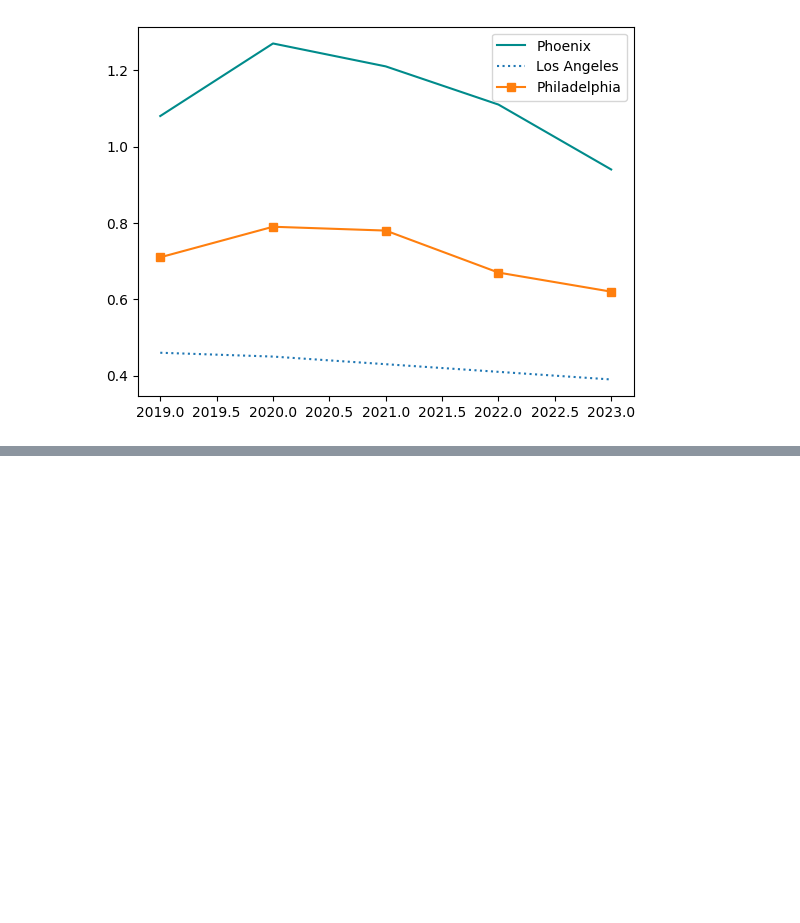
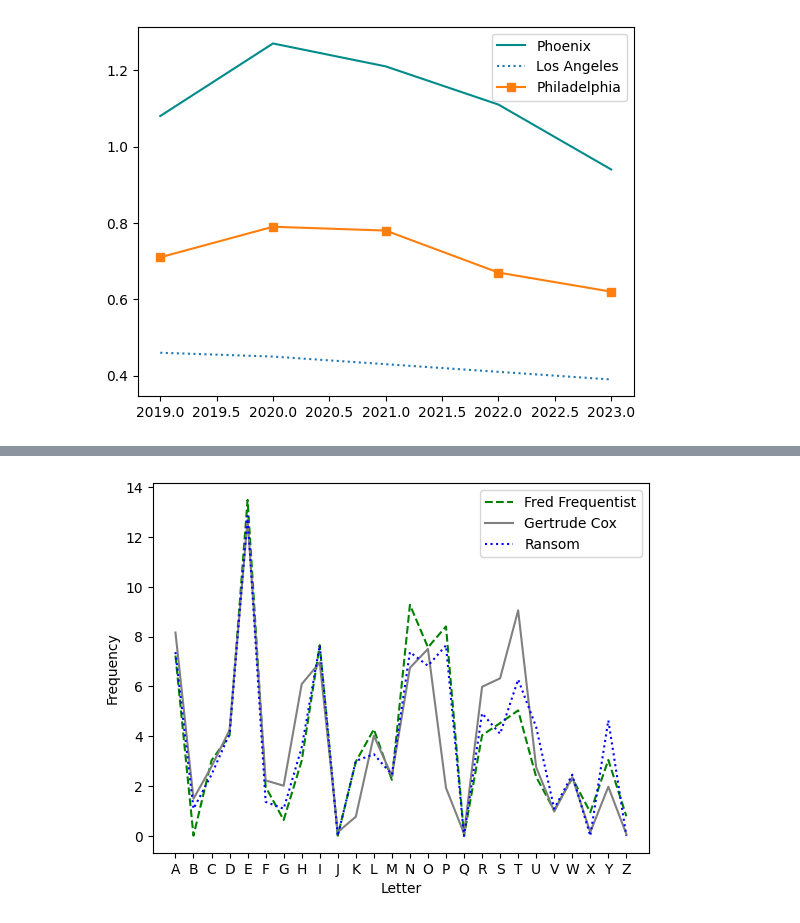
Before and after one commit to CtrlCri/Solving-a-mystery, a Jupyter notebook: script.ipynb, the cells around one changed output, grey strips where cells are left out. Saved outputs shown, nothing was run; the diff lists cells and outputs as text; code cells hidden in the pictures; blank space fills up the shorter version.

```diff
--- a/script.ipynb
+++ b/script.ipynb
@@ -127,0 +145,5 @@ plt.show()
+# %%
+suspect1 = pd.read_csv('suspect1.csv')
+suspect2 = pd.read_csv('suspect2.csv')
+print(suspect1.head())
+print(suspect2.head())
@@ -127,0 +163,19 @@ plt.show()
+# %%
+# Plot each line
+plt.plot(suspect1.letter, suspect1.frequency, label='Fred Frequentist', linestyle='--', color='green')
+plt.plot(suspect2.letter, suspect2.frequency, label='Gertrude Cox', linestyle='-', color='gray')
+
+plt.plot(ransom.letter, ransom.frequency,
+         label='Ransom', linestyle=':', color='blue')
+
+# Add x- and y-labels
+plt.xlabel("Letter")
+plt.ylabel("Frequency")
+
+# Add a legend
+plt.legend()
+
+# Display plot
+plt.show()
+# %% [output]
+[figure, added]
```
Also changed, not shown: parts of 4 cells of this notebook, 2 other files.
